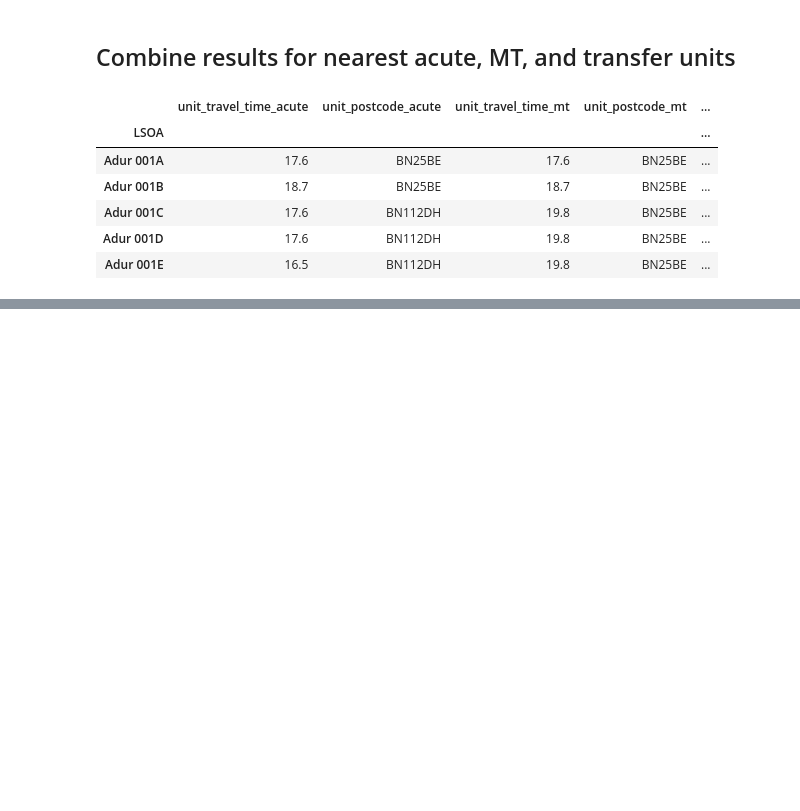
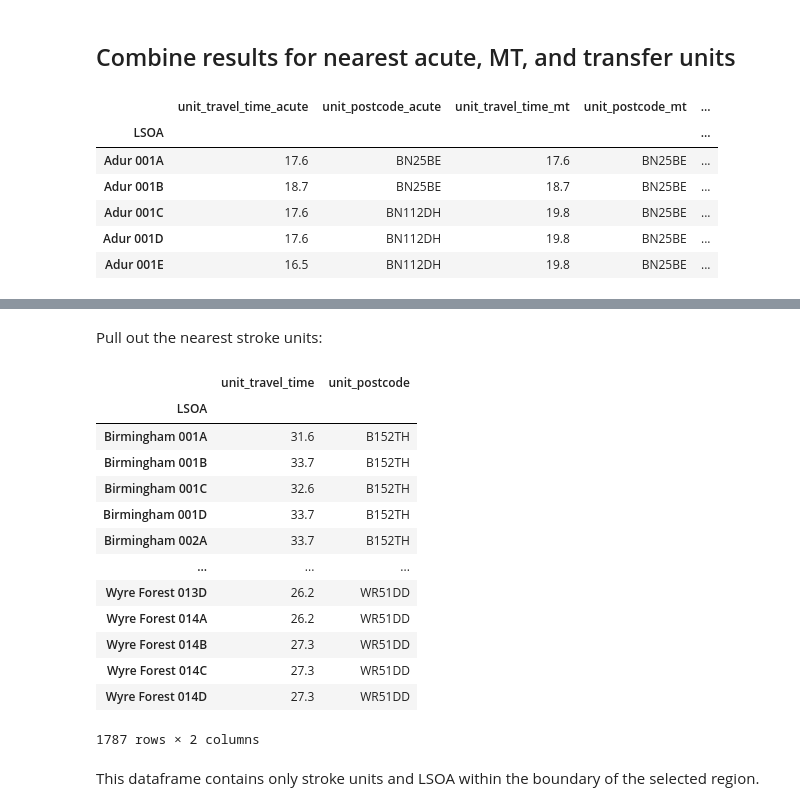
Before and after one commit to stroke-modelling/stroke-maps, a Jupyter notebook: docs/04_lsoa_catchment.ipynb, the cells around one changed output, grey strips where cells are left out. Drawn from its saved outputs; the diff is of its cells as text; code cells hidden in the pictures; blank space fills up the shorter version.

```diff
--- a/docs/04_lsoa_catchment.ipynb
+++ b/docs/04_lsoa_catchment.ipynb
@@ -210,0 +271,23 @@ To create this effect with the catchment code, it is possible to restrict:
+# %% [markdown]
+Pull out the nearest stroke units:
+# %%
+df_catchment = find_each_lsoa_chosen_unit(df_travel_lsoa_here)
+
+df_catchment
+# %% [output]
+|  | unit_travel_time | unit_postcode |
+| LSOA |  |  |
+| Birmingham 001A | 31.6 | B152TH |
+| Birmingham 001B | 33.7 | B152TH |
+| Birmingham 001C | 32.6 | B152TH |
+| Birmingham 001D | 33.7 | B152TH |
+| Birmingham 002A | 33.7 | B152TH |
+| ... | ... | ... |
+| Wyre Forest 013D | 26.2 | WR51DD |
+| Wyre Forest 014A | 26.2 | WR51DD |
+| Wyre Forest 014B | 27.3 | WR51DD |
+| Wyre Forest 014C | 27.3 | WR51DD |
+| Wyre Forest 014D | 27.3 | WR51DD |
+1787 rows × 2 columns
+# %% [markdown]
+This dataframe contains only stroke units and LSOA within the boundary of the selected region.
```
Also changed, not shown: parts of 14 cells of this notebook, 1 other file.
